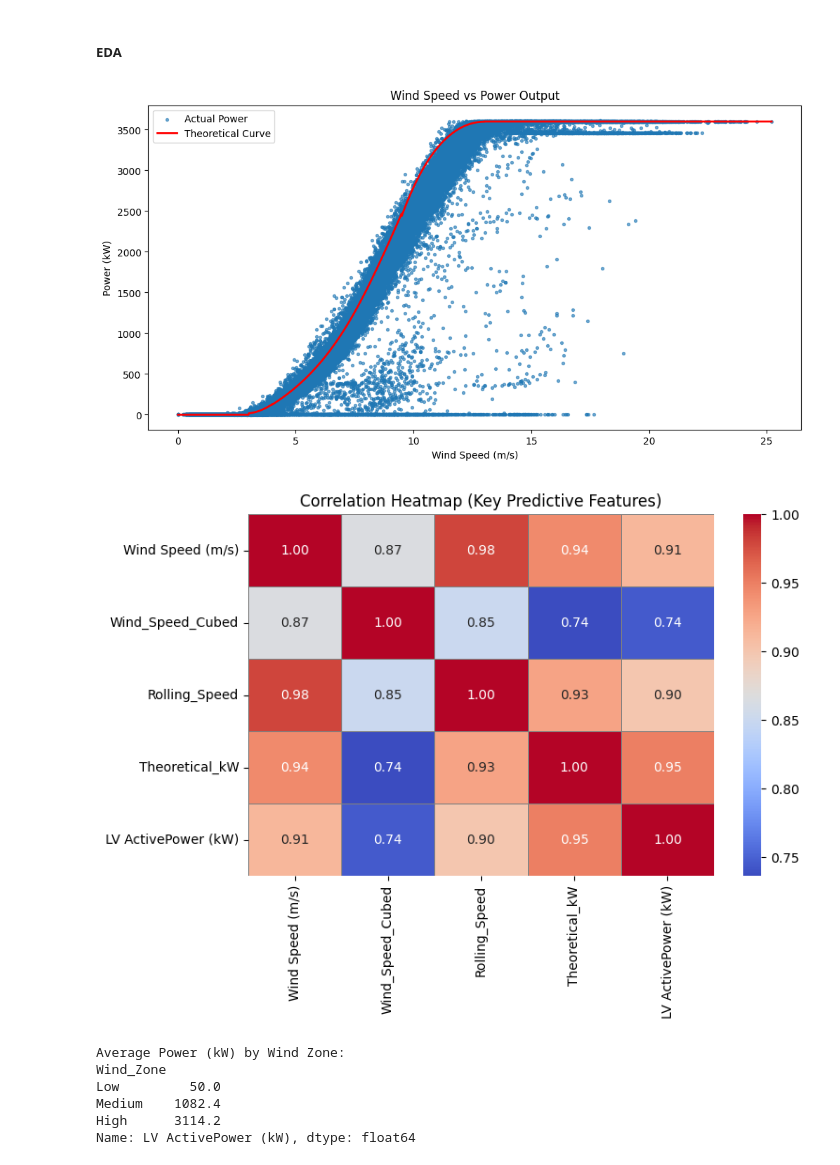
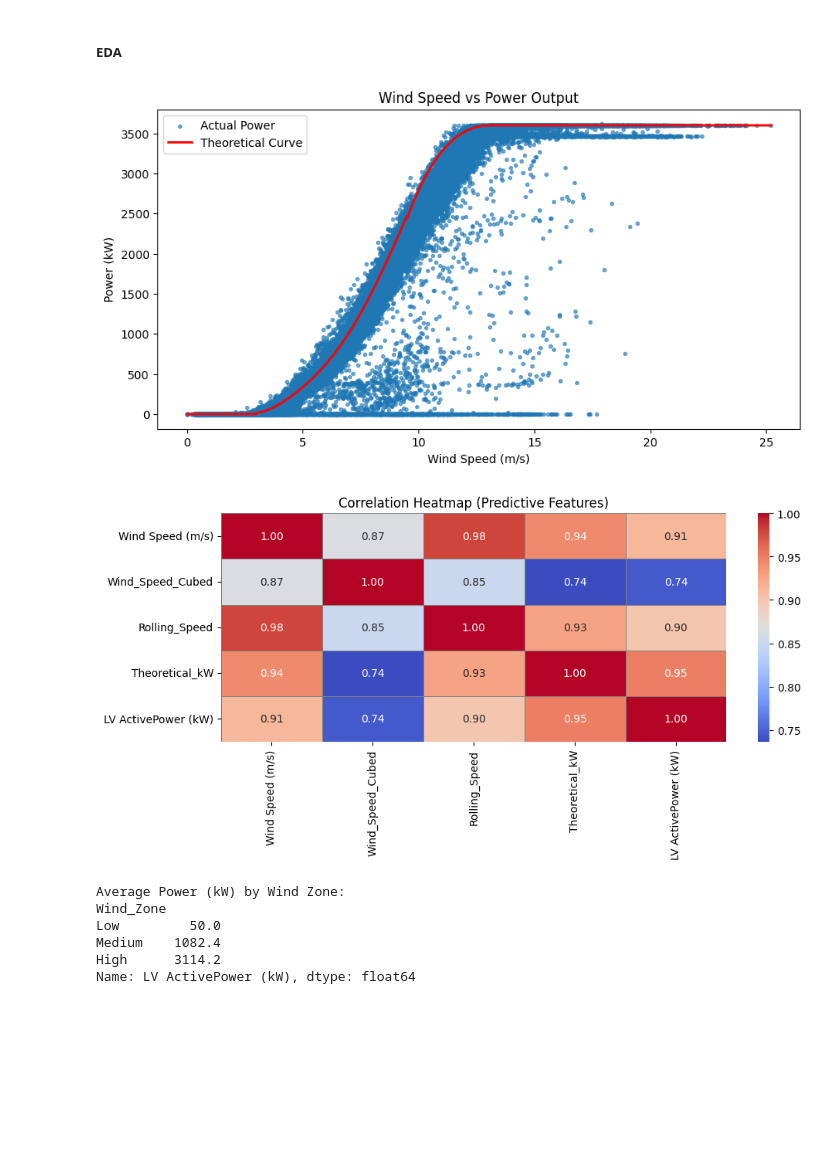
Before and after one commit to KKDS09/Forecasting-Wind-Turbine-Power-Output-using-Machine-Learning, a Jupyter notebook: WindTurbine_Prediction_AICTE.ipynb, the cells around one changed output. Saved outputs shown, nothing was run; the diff lists cells and outputs as text; code cells hidden in the pictures; blank space fills up the shorter version.

```diff
--- a/WindTurbine_Prediction_AICTE.ipynb
+++ b/WindTurbine_Prediction_AICTE.ipynb
@@ -20,7 +31,12 @@ turbine_data.head(3)
 # %%
 # Preprocessing
+
 turbine_data.info()
+
+print("Initial dataset shape:", turbine_data.shape)
 print("Duplicates found from the dataset: ", turbine_data.duplicated().sum())
+# Drop duplicates if any
+turbine_data = turbine_data.drop_duplicates()
 # %% [output]
 <class 'pandas.core.frame.DataFrame'>
 RangeIndex: 50530 entries, 0 to 50529
@@ -110,11 +130,10 @@ Date/Time
 ##### EDA
 # %%
 import matplotlib.pyplot as plt
-import pandas as pd
-
-plt.rcParams['figure.figsize'] = (12, 6)
+import seaborn as sns
+plt.rcParams['figure.figsize'] = (10, 5)
 # %%
-# 1) Scatter: Wind Speed vs Actual + Theoretical Curve
+#1. Scatter: Wind Speed vs Actual + Theoretical Curve
 sorted_data = turbine_data.sort_values('Wind Speed (m/s)')
 
 plt.figure()
@@ -132,21 +151,20 @@ plt.ylabel("Power (kW)")
 plt.legend()
 plt.show()
 # %% [output]
-[figure, old version]
+[figure, new version]
 # %%
-import seaborn as sns
-import matplotlib.pyplot as plt
-
-features_corr = ['Wind Speed (m/s)', 'Wind_Speed_Cubed', 'Rolling_Speed',
-                 'Theoretical_kW', 'LV ActivePower (kW)']
+# 2. Correlation Heatmap for key predictive features
+features_corr = ['Wind Speed (m/s)', 'Wind_Speed_Cubed',
+                 'Rolling_Speed', 'Theoretical_kW', 'LV ActivePower (kW)']
 
 corr = turbine_data[features_corr].corr()
 
-plt.figure(figsize=(8,5))
-sns.heatmap(corr, annot=True, fmt=".2f", cmap="coolwarm",
+plt.figure()
+sns.heatmap(corr, annot=True, fmt=".2f", cmap='coolwarm',
             linewidths=0.5, linecolor='gray')
-plt.title("Correlation Heatmap (Key Predictive Features)")
+plt.title('Correlation Heatmap (Predictive Features)')
+plt.tight_layout()
 plt.show()
 # %% [output]
-[figure, old version]
+[figure, new version]
 # %%
```
Also changed, not shown: parts of 19 cells of this notebook.
